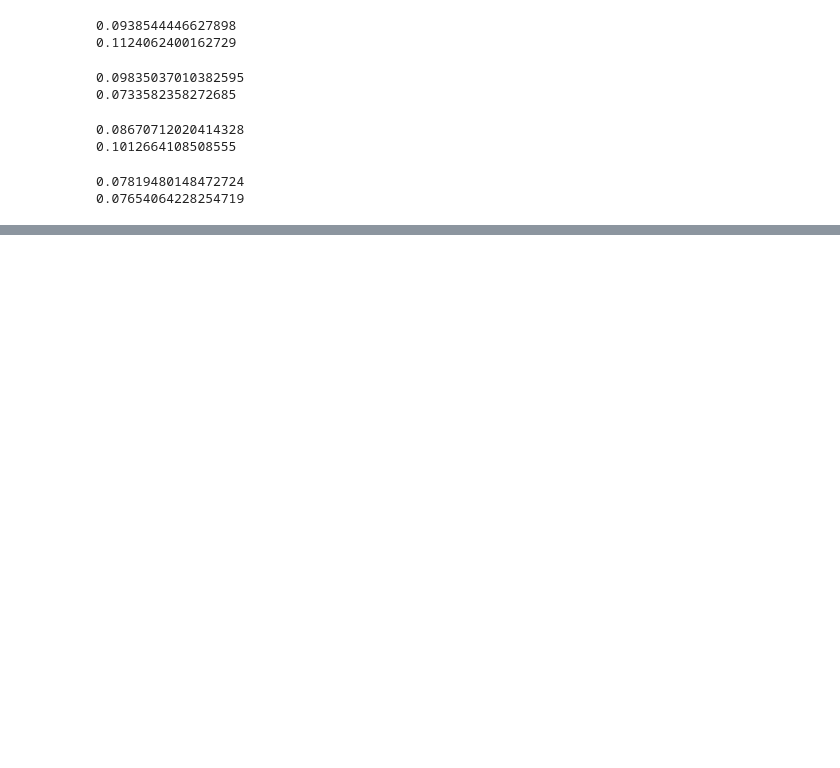
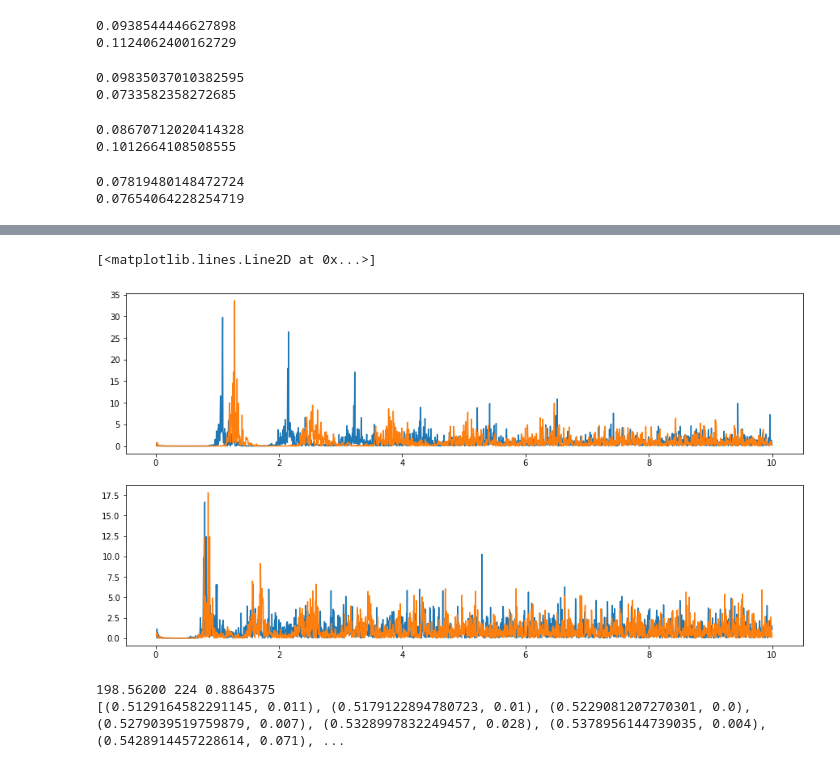
Before and after one commit to kishkash555/biu, a Jupyter notebook: Dissertation3/return-based-correlation-analysis.ipynb, the cells around one changed output, grey strips where cells are left out. Drawn from its saved outputs; the diff is of its cells as text; code cells hidden in the pictures; blank space fills up the shorter version.

```diff
--- a/Dissertation3/return-based-correlation-analysis.ipynb
+++ b/Dissertation3/return-based-correlation-analysis.ipynb
@@ -181,0 +215,34 @@ b145.data_time.iloc[-1], len(b145.index)
+# %%
+p144b = df.query('session_type=="baseline-after" & participant_id==144').iloc[2:-1,:]
+p145b = df.query('session_type=="baseline-after" & participant_id==145').iloc[2:-1,:]
+
+p144i = df.query('session_type=="interaction" & participant_id==144').iloc[2:-1,:]
+p145i = df.query('session_type=="interaction" & participant_id==145').iloc[2:-1,:]
+
+params = (0.1, 75, 2000)
+pers = np.linspace(*params)
+
+z144b,freqs =rh.RayleighPowerSpectrum(p144b.data_time.astype(float),*params)
+z145b, _ =rh.RayleighPowerSpectrum(p145b.data_time.astype(float),*params)
+
+z144i, _ =rh.RayleighPowerSpectrum(p144i.data_time.astype(float),*params)
+z145i, _ =rh.RayleighPowerSpectrum(p145i.data_time.astype(float),*params)
+
+plt.figure(figsize=(15,8))
+plt.subplot(2,1,1)
+plt.plot(freqs, z144b)
+plt.plot(freqs, z144i)
+
+ax = plt.subplot(2,1,2)
+#ax.set(xlim=(-0.1,3.25))
+plt.plot(freqs, z145b)
+plt.plot(freqs, z145i)
+# %% [output]
+[<matplotlib.lines.Line2D at 0x...>]
+[figure, added]
+# %%
+print(p144.data_time.iloc[-1],p144.data_ordinal.iloc[-1], p144.data_time.iloc[-1]/p144.data_ordinal.iloc[-1])
+print(list(zip(freqs[100:130],np.round(z145b[100:130],3))))
+# %% [output]
+198.56200 224 0.8864375
+[(0.5129164582291145, 0.011), (0.5179122894780723, 0.01), (0.5229081207270301, 0.0), (0.5279039519759879, 0.007), (0.5328997832249457, 0.028), (0.5378956144739035, 0.004), (0.5428914457228614, 0.071), ...
```
Also changed, not shown: parts of 17 cells of this notebook, 2 other files.
